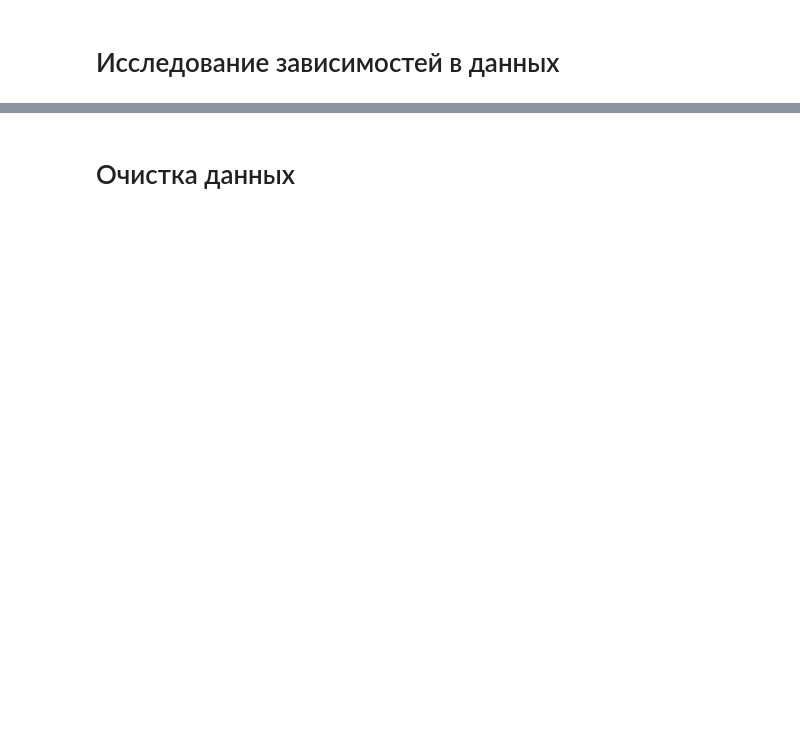
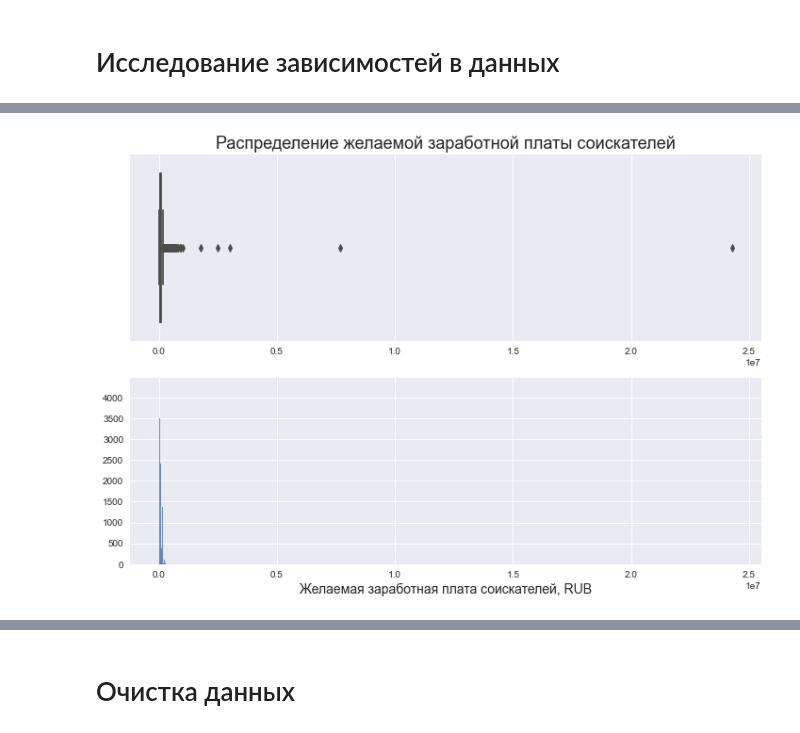
Before and after one commit to f999145/cases, a Jupyter notebook: 001_sf_project_01/001_sf_project_01.ipynb, the cells around one changed output, grey strips where cells are left out. Saved outputs shown, nothing was run; the diff lists cells and outputs as text; code cells hidden in the pictures; blank space fills up the shorter version.

```diff
--- a/001_sf_project_01/001_sf_project_01.ipynb
+++ b/001_sf_project_01/001_sf_project_01.ipynb
@@ -364,4 +601,24 @@ Categories (2, object): ['Женщина', 'Мужчина']
 *Совет: постройте гистограмму и коробчатую диаграмму рядом.*
 # %%
 # ваш код здесь
+fig, axes = plt.subplots(nrows = 2, ncols = 1, figsize=(12,8))
+sns.boxplot(
+    data=hh_df,
+    x='ЗП (руб)',
+    ax=axes[0]
+)
+sns.histplot(
+    data=hh_df,
+    x='ЗП (руб)',
+    ax=axes[1],
+    #binwidth=1
+)
+axes[0].set_title('Распределение желаемой заработной платы соискателей',fontsize=18)
+axes[0].set_xlabel(xlabel='')
+axes[1].set_xlabel(xlabel='Желаемая заработная плата соискателей, RUB', fontsize=14)
+axes[1].set_ylabel(ylabel='')
+
+plt.show()
+# %% [output]
+[figure, added]
 # %% [markdown]
```
Also changed, not shown: parts of 61 cells of this notebook, 2 other files.
